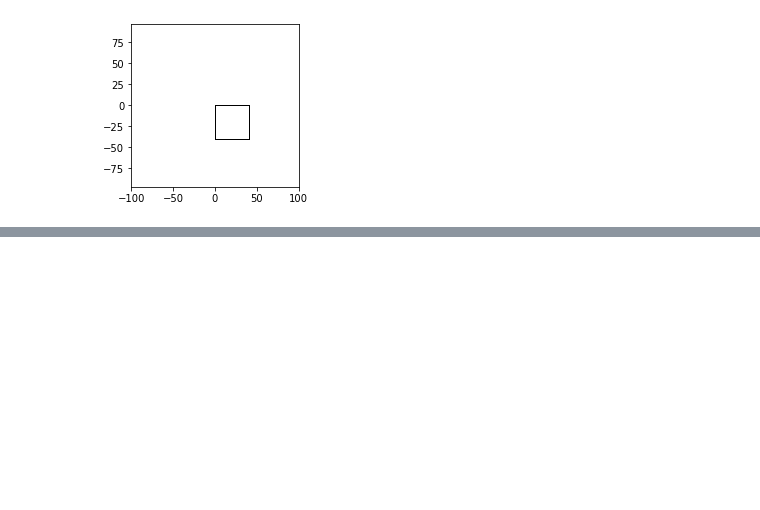
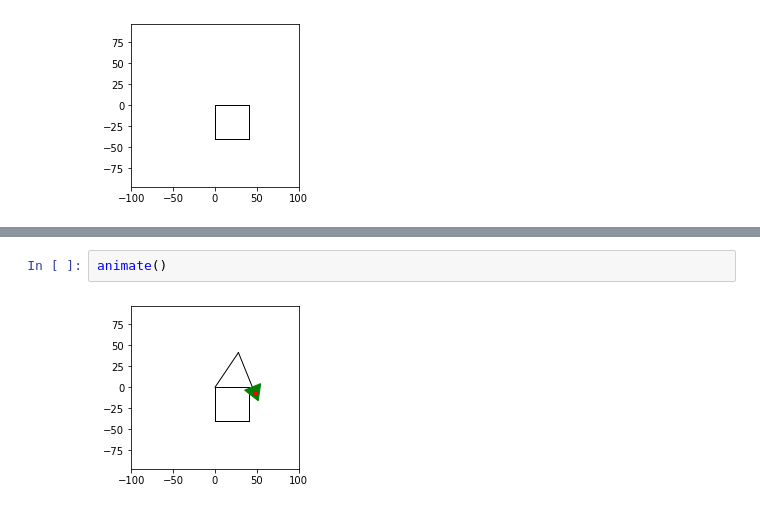
Before and after one commit to bblais/AI-and-Robotics-Fall-2022-Class-Notebooks, a Jupyter notebook: Sprint #1 - Programming and Games/2022-09-12 - Turtle Madness.ipynb, the cells around one changed output, grey strips where cells are left out. Drawn from its saved outputs; the diff is of its cells as text; blank space fills up the shorter version.

```diff
--- a/Sprint #1 - Programming and Games/2022-09-12 - Turtle Madness.ipynb
+++ b/Sprint #1 - Programming and Games/2022-09-12 - Turtle Madness.ipynb
@@ -77,0 +99,4 @@ square(40)
+# %%
+animate()
+# %% [output]
+[figure, added]
```
Also changed, not shown: parts of 6 cells of this notebook, 1 other file.
